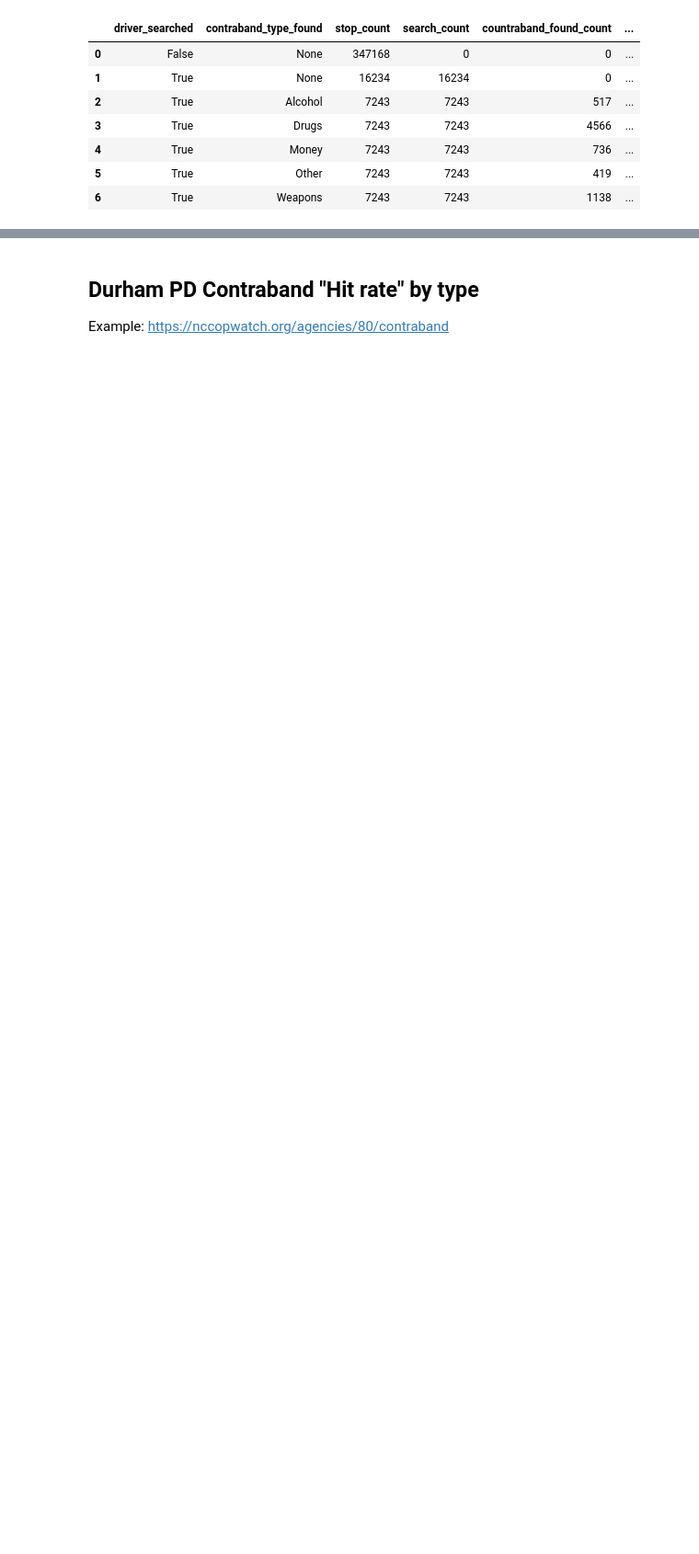
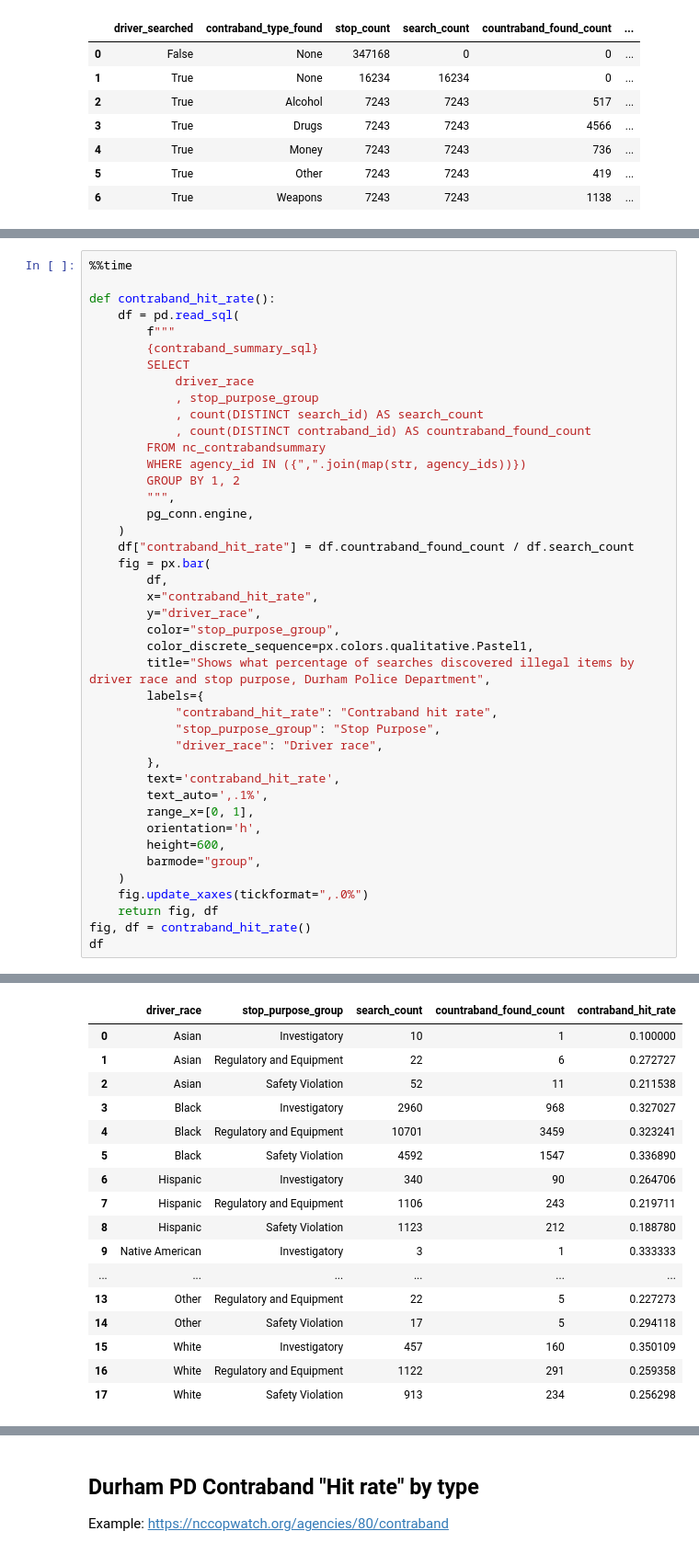
Before and after one commit to caktus/Traffic-Stops, a Jupyter notebook: nc/notebooks/2023-10-contraband-type/contraband-hit-rate-type.ipynb, the cells around one changed output, grey strips where cells are left out. Shown at 92% size. Saved outputs shown, nothing was run; the diff lists cells and outputs as text; blank space fills up the shorter version.

```diff
--- a/nc/notebooks/2023-10-contraband-type/contraband-hit-rate-type.ipynb
+++ b/nc/notebooks/2023-10-contraband-type/contraband-hit-rate-type.ipynb
@@ -313,0 +404,43 @@ df
+# %%
+%%time
+
+def contraband_hit_rate():
+    df = pd.read_sql(
+        f"""
+        {contraband_summary_sql}
+        SELECT
+            driver_race
+            , stop_purpose_group
+            , count(DISTINCT search_id) AS search_count
+            , count(DISTINCT contraband_id) AS countraband_found_count
+        FROM nc_contrabandsummary
+        WHERE agency_id IN ({",".join(map(str, agency_ids))})
+        GROUP BY 1, 2
+        """,
+        pg_conn.engine,
+    )
+    df["contraband_hit_rate"] = df.countraband_found_count / df.search_count
+    fig = px.bar(
+        df,
+        x="contraband_hit_rate",
+        y="driver_race",
+        color="stop_purpose_group",
+        color_discrete_sequence=px.colors.qualitative.Pastel1,
+        title="Shows what percentage of searches discovered illegal items by driver race and stop purpose, Durham Police Department",
+        labels={
+            "contraband_hit_rate": "Contraband hit rate",
+            "stop_purpose_group": "Stop Purpose",
+            "driver_race": "Driver race",
+        },
+        text='contraband_hit_rate',
+        text_auto=',.1%',
+        range_x=[0, 1],
+        orientation='h',
+        height=600,
+        barmode="group",
+    )
+    fig.update_xaxes(tickformat=",.0%")
+    return fig, df
+fig, df = contraband_hit_rate()
+df
+# %% [output]
@@ -313,0 +449,17 @@ df
+|  | driver_race | stop_purpose_group | search_count | countraband_found_count | contraband_hit_rate |
+| 0 | Asian | Investigatory | 10 | 1 | 0.100000 |
+| 1 | Asian | Regulatory and Equipment | 22 | 6 | 0.272727 |
+| 2 | Asian | Safety Violation | 52 | 11 | 0.211538 |
+| 3 | Black | Investigatory | 2960 | 968 | 0.327027 |
+| 4 | Black | Regulatory and Equipment | 10701 | 3459 | 0.323241 |
+| 5 | Black | Safety Violation | 4592 | 1547 | 0.336890 |
+| 6 | Hispanic | Investigatory | 340 | 90 | 0.264706 |
+| 7 | Hispanic | Regulatory and Equipment | 1106 | 243 | 0.219711 |
+| 8 | Hispanic | Safety Violation | 1123 | 212 | 0.188780 |
+| 9 | Native American | Investigatory | 3 | 1 | 0.333333 |
+| ... | ... | ... | ... | ... | ... |
+| 13 | Other | Regulatory and Equipment | 22 | 5 | 0.227273 |
+| 14 | Other | Safety Violation | 17 | 5 | 0.294118 |
+| 15 | White | Investigatory | 457 | 160 | 0.350109 |
+| 16 | White | Regulatory and Equipment | 1122 | 291 | 0.259358 |
+| 17 | White | Safety Violation | 913 | 234 | 0.256298 |
```
Also changed, not shown: parts of 11 cells of this notebook, 2 other files.
